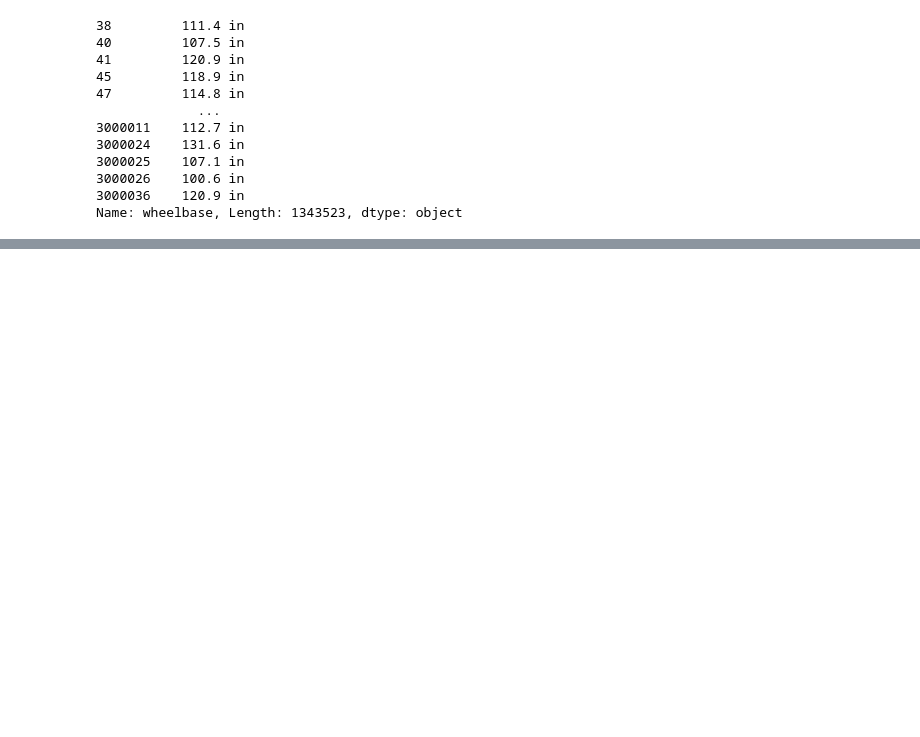
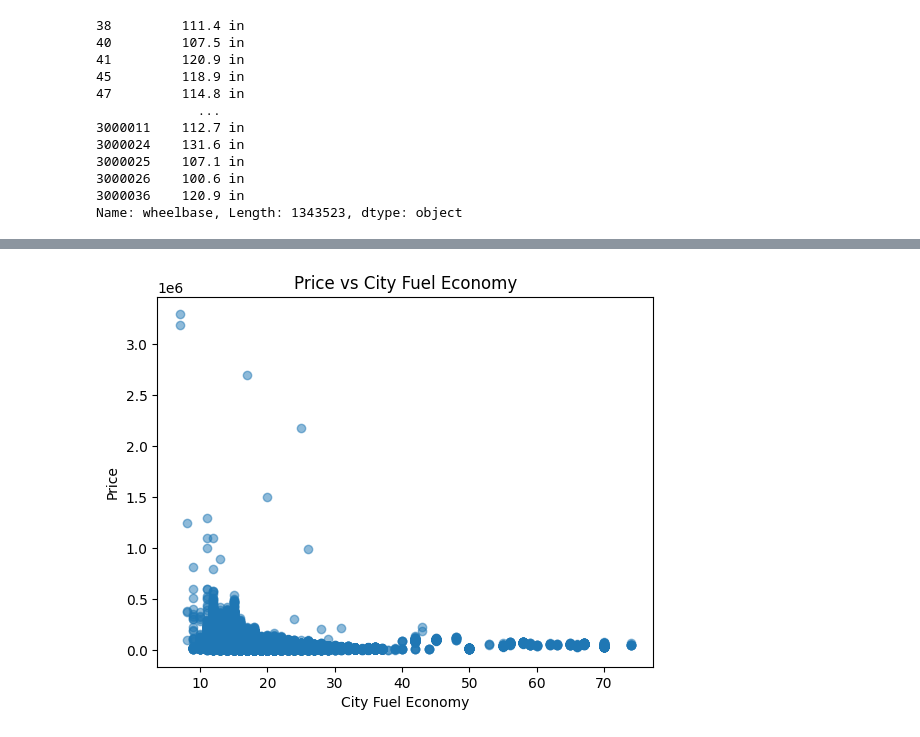
Before and after one commit to AayushParab44/PML_Project_Used_Cars_Price_Prediction, a Jupyter notebook: ML_Project_Used_Cars.ipynb, the cells around one changed output, grey strips where cells are left out. Cells and saved outputs as stored; diff of their text form; code cells hidden in the pictures; blank space fills up the shorter version.

```diff
--- a/ML_Project_Used_Cars.ipynb
+++ b/ML_Project_Used_Cars.ipynb
@@ -1087,0 +1257,10 @@ Name: wheelbase, Length: 1343523, dtype: object
+# %%
+# I) for price vs city_fuel_economy - scatter plot
+
+plt.scatter(cleaned_cars['city_fuel_economy'], cleaned_cars['price'], alpha=0.5)
+plt.title('Price vs City Fuel Economy')
+plt.xlabel('City Fuel Economy')
+plt.ylabel('Price')
+plt.show()
+# %% [output]
+[figure, added]
```
Also changed, not shown: parts of 50 cells of this notebook.
